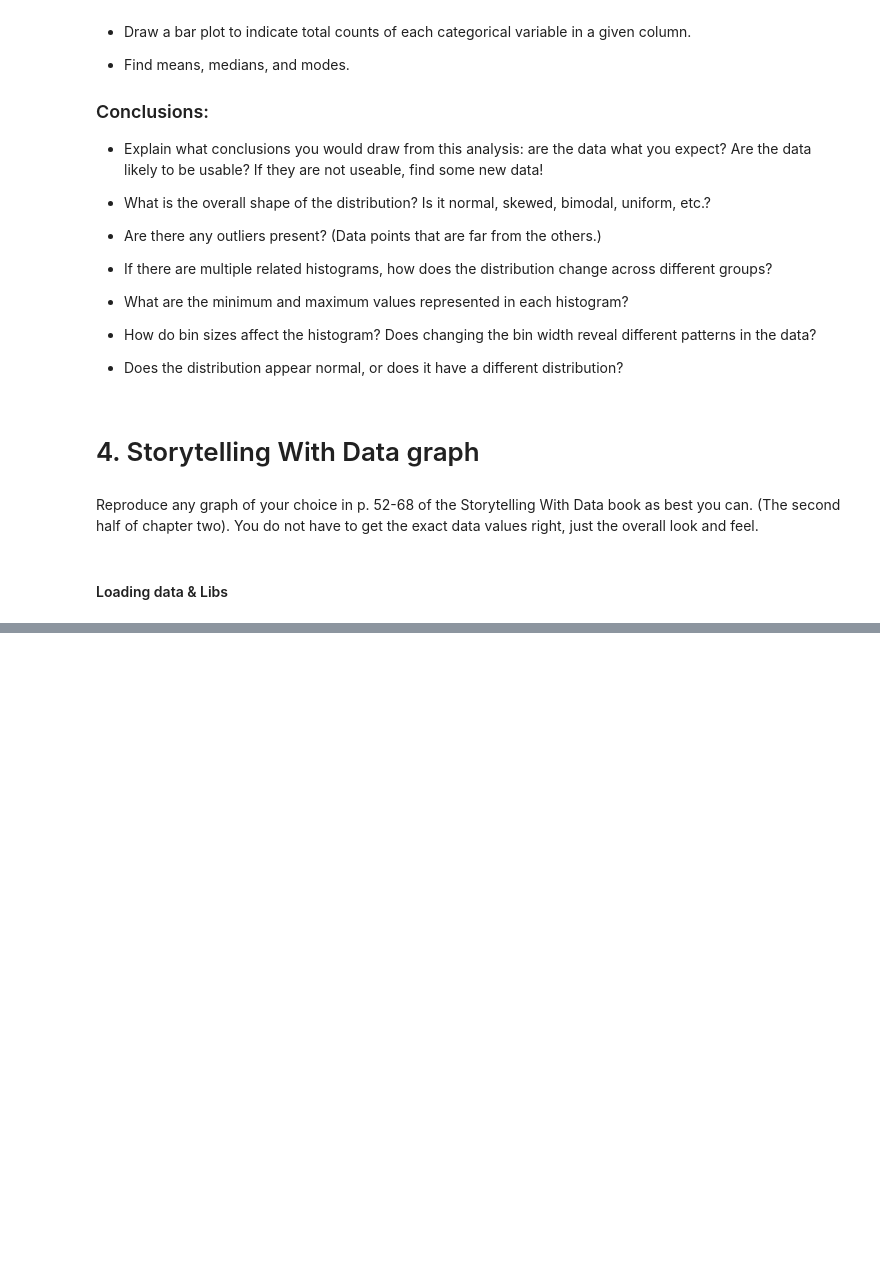
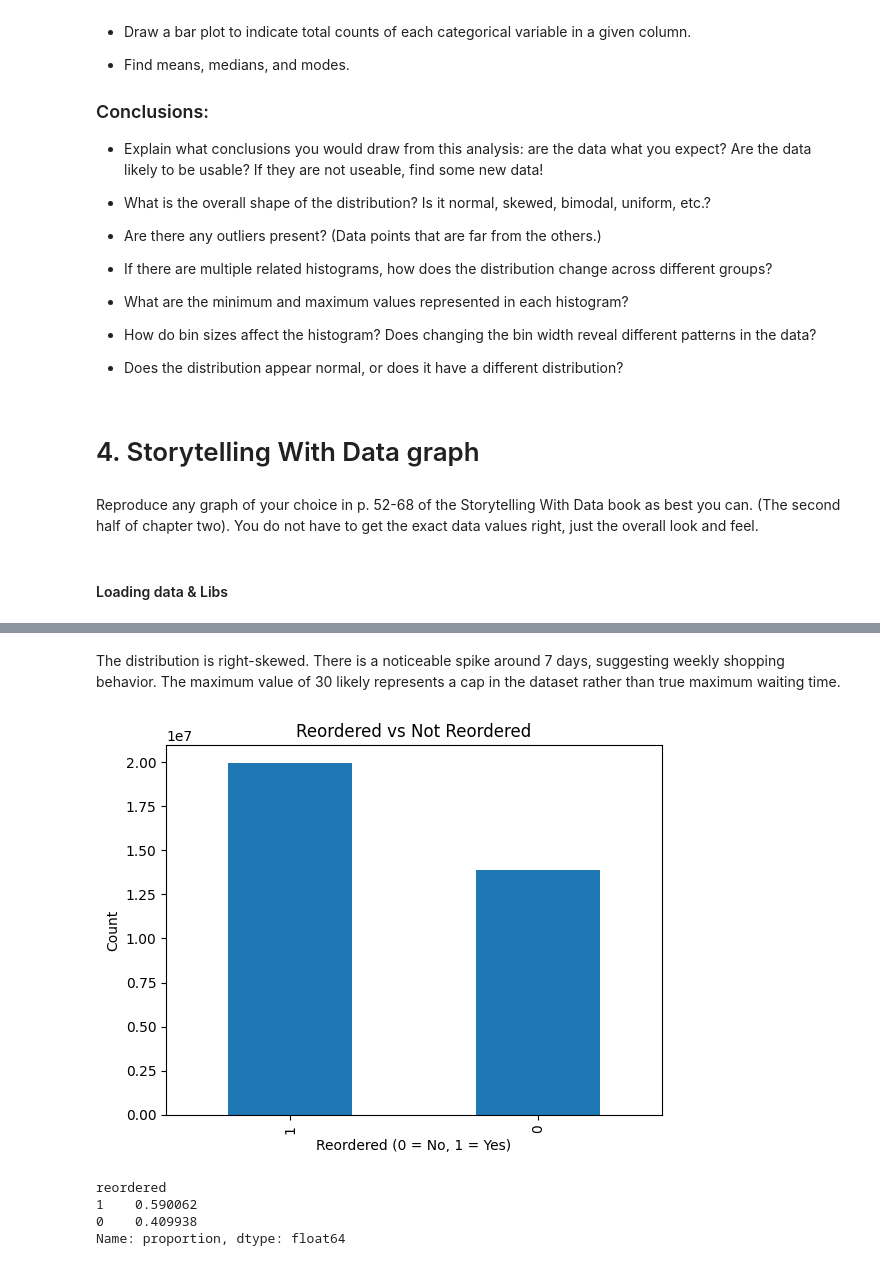
Before and after one commit to carlos00002/DX699_02, a Jupyter notebook: homework/OMDS-ModB2-Week4-Jaime-Carlos.ipynb, the cells around one changed output, grey strips where cells are left out. Cells and saved outputs as stored; diff of their text form; code cells hidden in the pictures; blank space fills up the shorter version.

```diff
--- a/homework/OMDS-ModB2-Week4-Jaime-Carlos.ipynb
+++ b/homework/OMDS-ModB2-Week4-Jaime-Carlos.ipynb
@@ -95,0 +154,16 @@ df = pd.read_parquet(out_path)
+# %% [markdown]
+The distribution is right-skewed. There is a noticeable spike around 7 days, suggesting weekly shopping behavior. The maximum value of 30 likely represents a cap in the dataset rather than true maximum waiting time.
+# %%
+df["reordered"].value_counts().plot(kind="bar")
+plt.title("Reordered vs Not Reordered")
+plt.xlabel("Reordered (0 = No, 1 = Yes)")
+plt.ylabel("Count")
+plt.show()
+
+df["reordered"].value_counts(normalize=True)
+# %% [output]
+[figure, added]
+reordered
+1    0.590062
+0    0.409938
+Name: proportion, dtype: float64
```
Also changed, not shown: parts of 18 cells of this notebook.
